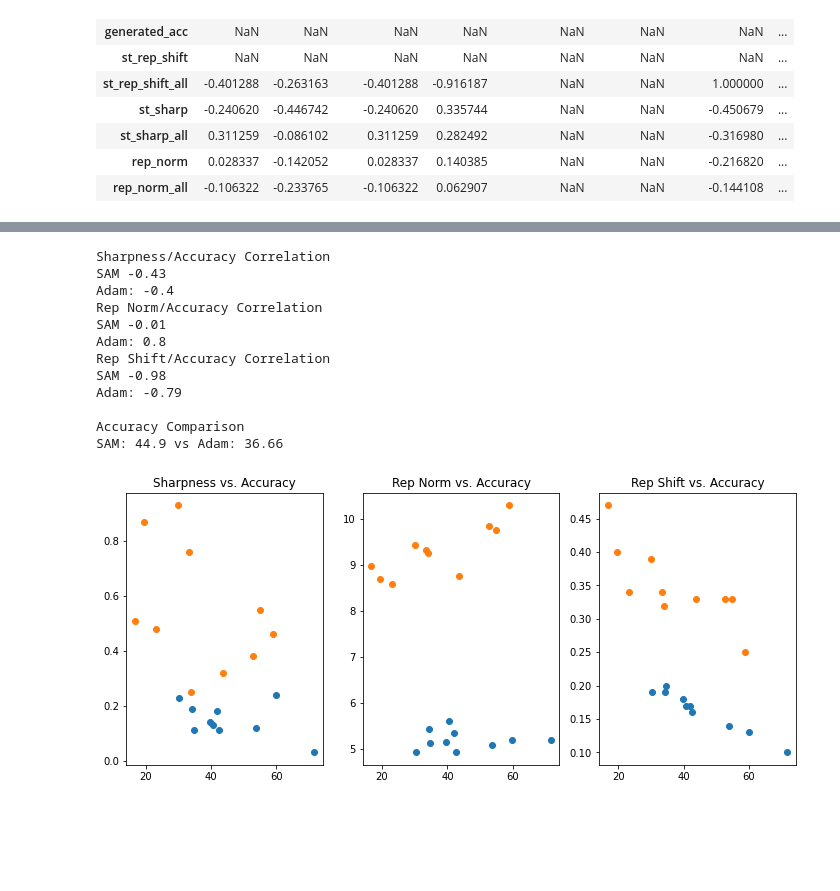
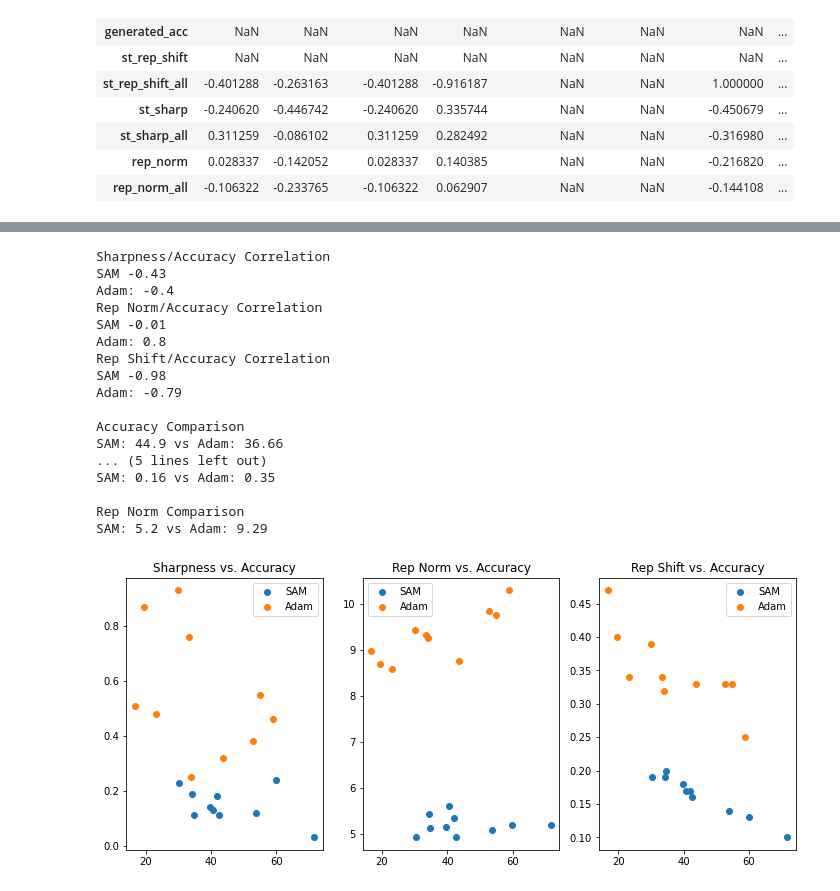
Before and after one commit to samjschapiro/GOAT, a Jupyter notebook: results.ipynb, the cells around one changed output, grey strips where cells are left out. Saved outputs shown, nothing was run; the diff lists cells and outputs as text; code cells hidden in the pictures; blank space fills up the shorter version.

```diff
--- a/results.ipynb
+++ b/results.ipynb
@@ -333,41 +373,61 @@ SAM: 54.18 vs Adam: 54.4
 # %%
 fig, axs = plt.subplots(nrows=1, ncols=3, figsize=(12,5))
 axs[0].set_title('Sharpness vs. Accuracy')
-axs[0].scatter(color_sam_005[' st_acc_all'], color_sam_005[' st_sharp_all']);
-axs[0].scatter(color_adam_005[' st_acc_all'], color_adam_005[' st_sharp_all']);
+axs[0].scatter(color_sam_005[' st_acc_all'], color_sam_005[' st_sharp_all'], label='SAM');
+axs[0].scatter(color_adam_005[' st_acc_all'], color_adam_005[' st_sharp_all'], label='Adam');
+axs[0].legend();
 axs[1].set_title('Rep Norm vs. Accuracy')
-axs[1].scatter(color_sam_005[' st_acc_all'], color_sam_005[' rep_norm_all']);
-axs[1].scatter(color_adam_005[' st_acc_all'], color_adam_005[' rep_norm_all']);
+axs[1].scatter(color_sam_005[' st_acc_all'], color_sam_005[' rep_norm_all'], label='SAM');
+axs[1].scatter(color_adam_005[' st_acc_all'], color_adam_005[' rep_norm_all'], label='Adam');
+axs[1].legend();
 axs[2].set_title('Rep Shift vs. Accuracy')
-axs[2].scatter(color_sam_005[' st_acc_all'], color_sam_005[' st_rep_shift_all']);
-axs[2].scatter(color_adam_005[' st_acc_all'], color_adam_005[' st_rep_shift_all']);
+axs[2].scatter(color_sam_005[' st_acc_all'], color_sam_005[' st_rep_shift_all'], label='SAM');
+axs[2].scatter(color_adam_005[' st_acc_all'], color_adam_005[' st_rep_shift_all'], label='Adam');
+axs[2].legend();
 print('Sharpness/Accuracy Correlation')
 print('SAM', round(color_sam_005.corr()[' st_acc_all'].loc[' st_sharp_all'], 2))
 print('Adam:', round(color_adam_005.corr()[' st_acc_all'].loc[' st_sharp_all'], 2))
 print('Rep Norm/Accuracy Correlation')
 print('SAM', round(color_sam_005.corr()[' st_acc_all'].loc[' rep_norm_all'], 2))
 print('Adam:', round(color_adam_005.corr()[' st_acc_all'].loc[' rep_norm_all'], 2))
 print('Rep Shift/Accuracy Correlation')
 print('SAM', round(color_sam_005.corr()[' st_acc_all'].loc[' st_rep_shift_all'], 2))
 print('Adam:', round(color_adam_005.corr()[' st_acc_all'].loc[' st_rep_shift_all'], 2), '\n')
 
 print('Accuracy Comparison')
 print('SAM:', round(np.mean(color_sam_005[' st_acc_all']), 2), 'vs', 'Adam:',
-      round(np.mean(color_adam_005[' st_acc_all']), 2))
+      round(np.mean(color_adam_005[' st_acc_all']), 2), '\n')
+
+print('Sharpness Comparison')
+print('SAM:', round(np.mean(color_sam_005[' st_sharp_all']), 2), 'vs', 'Adam:',
+      round(np.mean(color_adam_005[' st_sharp_all']), 2), '\n')
+
+print('Rep Shift Comparison')
+print('SAM:', round(np.mean(color_sam_005[' st_rep_shift_all']), 2), 'vs', 'Adam:',
+      round(np.mean(color_adam_005[' st_rep_shift_all']), 2), '\n')
+
+print('Rep Norm Comparison')
+print('SAM:', round(np.mean(color_sam_005[' rep_norm_all']), 2), 'vs', 'Adam:',
+      round(np.mean(color_adam_005[' rep_norm_all']), 2))
 # %% [output]
 Sharpness/Accuracy Correlation
 SAM -0.43
 Adam: -0.4
 Rep Norm/Accuracy Correlation
 SAM -0.01
 Adam: 0.8
 Rep Shift/Accuracy Correlation
 SAM -0.98
 Adam: -0.79
 
 Accuracy Comparison
 SAM: 44.9 vs Adam: 36.66
+... (5 lines left out)
+SAM: 0.16 vs Adam: 0.35
+
+Rep Norm Comparison
+SAM: 5.2 vs Adam: 9.29
-[figure, old version]
+[figure, new version]
 # %%
 fig, axs = plt.subplots(nrows=1, ncols=3, figsize=(12,5))
 axs[0].set_title('Sharpness vs. Accuracy')
```
Also changed, not shown: parts of 3 cells of this notebook, 6 other files.
